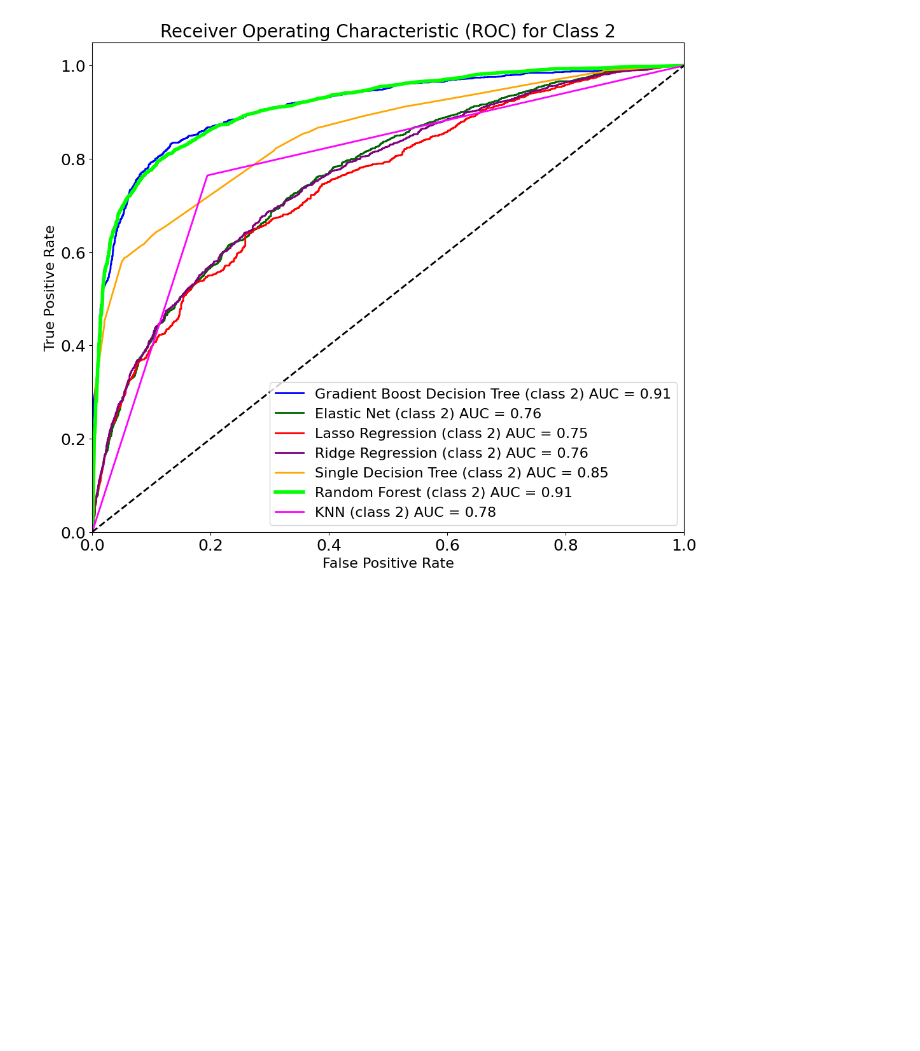
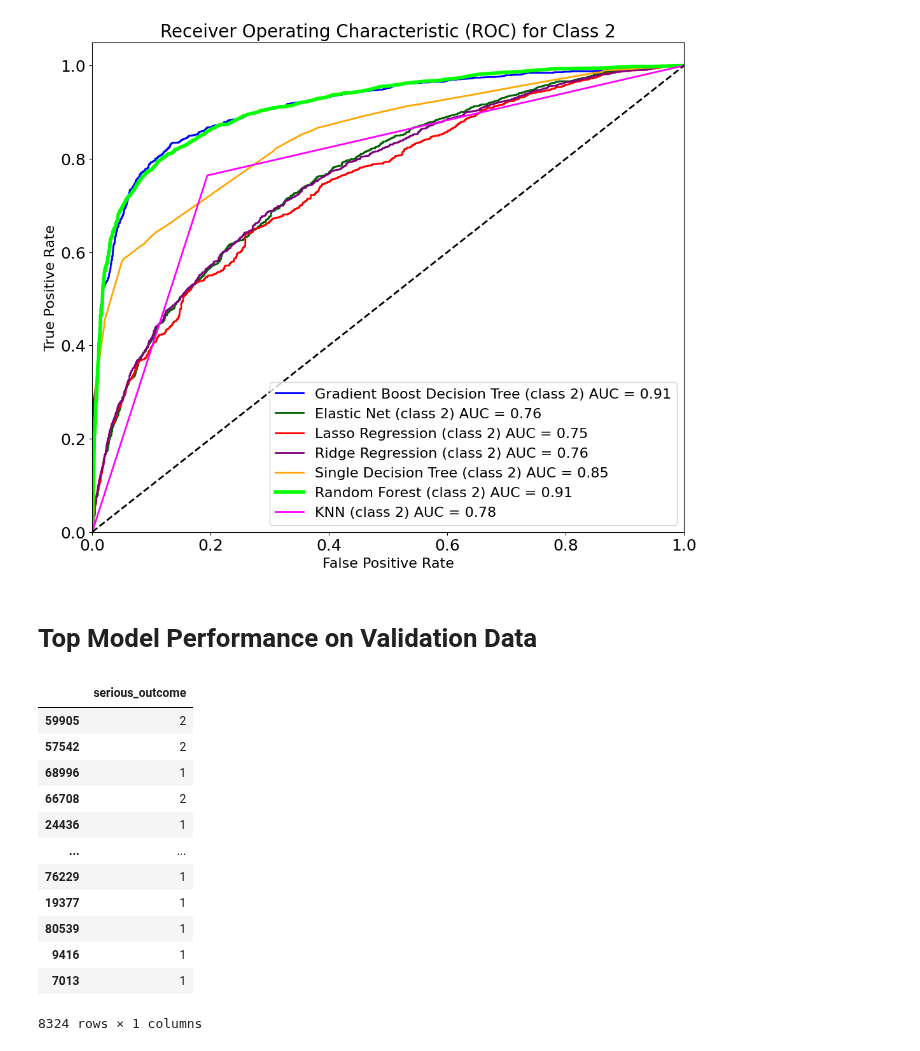
Before and after one commit to teamlunarlanding/Pharma-Drug-Surveillance, a Jupyter notebook: Modeling-with-ImputedPrices.ipynb, the cells around one changed output. Cells and saved outputs as stored; diff of their text form; code cells hidden in the pictures; blank space fills up the shorter version.

```diff
--- a/Modeling-with-ImputedPrices.ipynb
+++ b/Modeling-with-ImputedPrices.ipynb
@@ -1467,3 +1467,21 @@ plt.savefig(img_path)
 plt.show()
 # %% [output]
 [figure]
+# %% [markdown]
+# Top Model Performance on Validation Data
+# %%
+y_val
+# %% [output]
+|  | serious_outcome |
+| 59905 | 2 |
+| 57542 | 2 |
+| 68996 | 1 |
+| 66708 | 2 |
+| 24436 | 1 |
+| ... | ... |
+| 76229 | 1 |
+| 19377 | 1 |
+| 80539 | 1 |
+| 9416 | 1 |
+| 7013 | 1 |
+8324 rows × 1 columns
```
Also changed, not shown: parts of 5 cells of this notebook, 1 other file.
